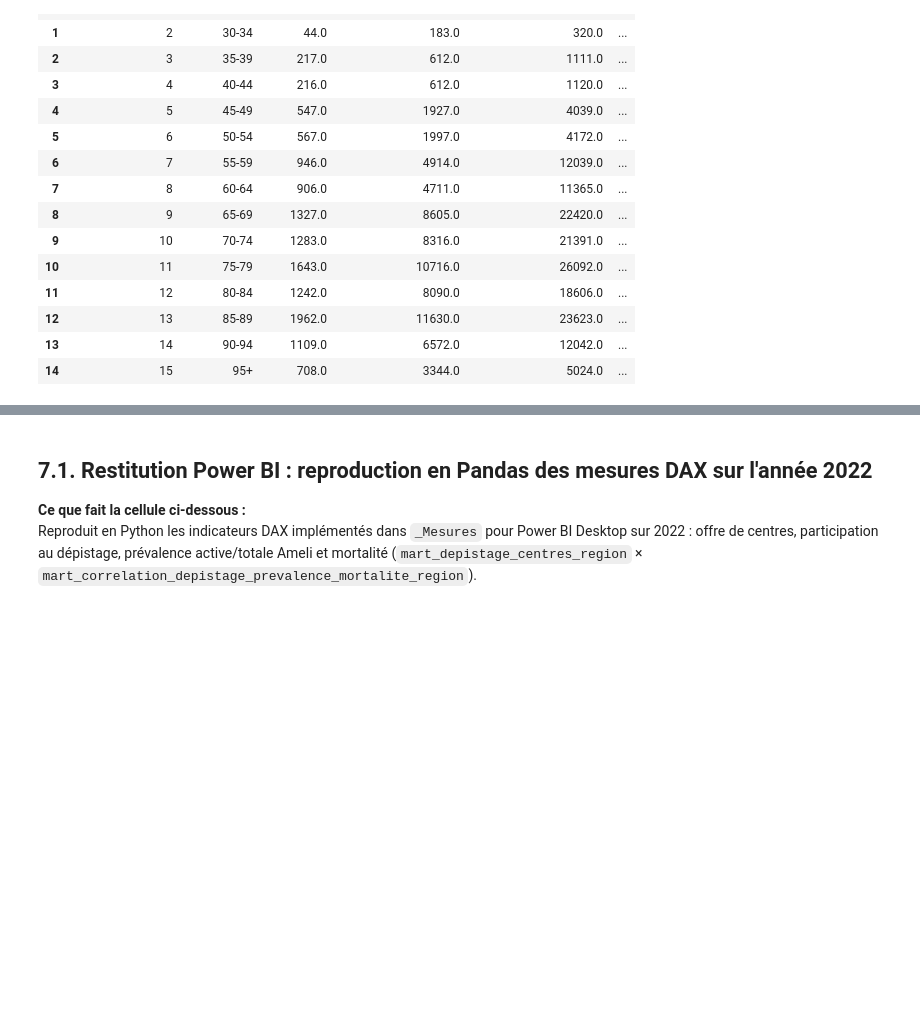
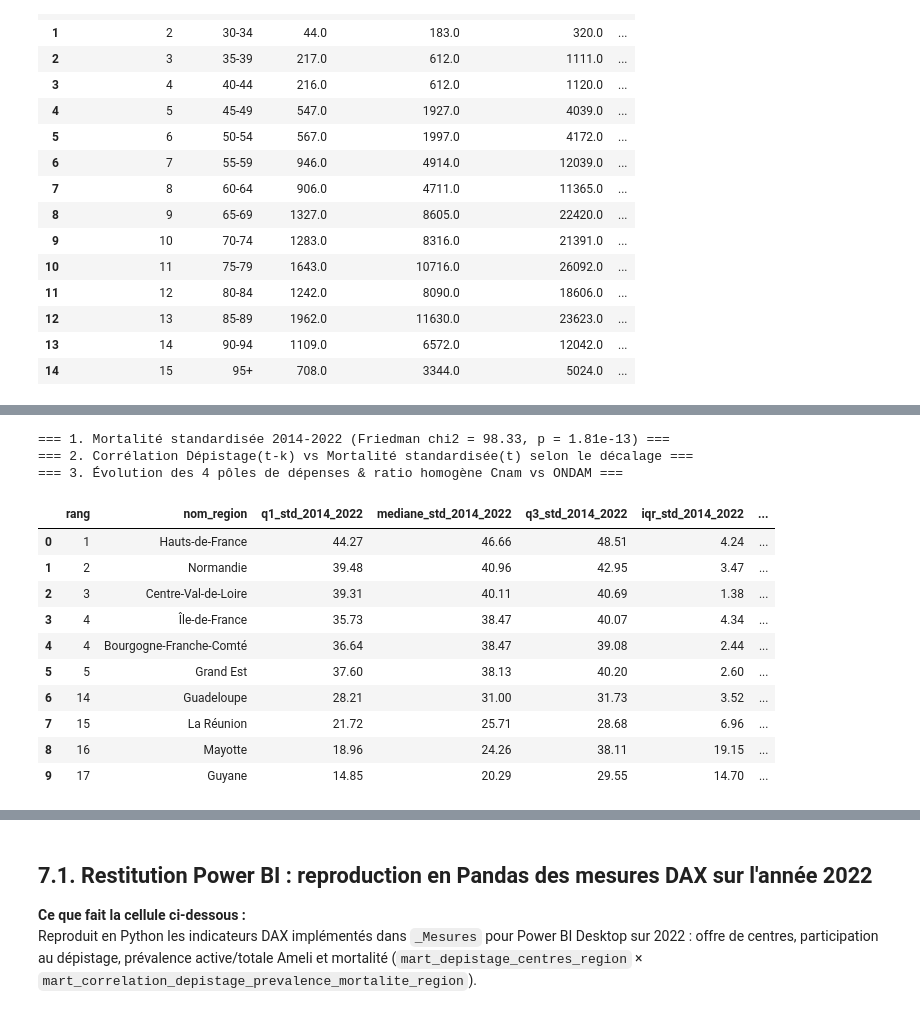
Before and after one commit to Hythus/dbt-bigquery-analyse-cancer-du-sein, a Jupyter notebook: Partie Val.ipynb, the cells around one changed output, grey strips where cells are left out. Cells and saved outputs as stored; diff of their text form; code cells hidden in the pictures; blank space fills up the shorter version.

Commit message:
feat(marts): ajout 3 tables Power BI (mortalite std Friedman-Wilcoxon, delais t-k, postes depenses), notebooks et README

```diff
--- a/Partie Val.ipynb
+++ b/Partie Val.ipynb
@@ -1000,0 +1009,80 @@ France 2022 (25+) — Tous cancers (Tot) : 163,657 décès | 1,690,450 patients
+# %%
+q_std_top = f"""
+SELECT DISTINCT
+    rang_median_2014_2022 AS rang,
+    nom_region,
+    q1_std_2014_2022,
+    mediane_std_2014_2022,
+    q3_std_2014_2022,
+    iqr_std_2014_2022,
+    wilcoxon_p_value_brute,
+    statut_wilcoxon_region
+FROM `{PROJECT_ID}.mart_projet_cancer.mart_mortalite_std_distribution_region`
+WHERE rang_median_2014_2022 <= 5 OR rang_median_2014_2022 >= 14
+ORDER BY rang_median_2014_2022
+"""
+df_std_top = client.query(q_std_top).to_dataframe()
+print("=== 1. Mortalité standardisée 2014-2022 (Friedman chi2 = 98.33, p = 1.81e-13) ===")
+display(df_std_top)
+
+q_lag = f"""
+SELECT
+    delai_annees,
+    libelle_delai,
+    ROUND(CORR(taux_participation_std_lag_pct, taux_mortalite_std_tous_ages_100k), 3) AS r_global_tous_ages,
+    ROUND(CORR(CASE WHEN zone_geographique = 'Hexagone' THEN taux_participation_std_lag_pct END,
+               CASE WHEN zone_geographique = 'Hexagone' THEN taux_mortalite_std_tous_ages_100k END), 3) AS r_hex_tous_ages,
+    ROUND(CORR(CASE WHEN zone_geographique = 'Hexagone' THEN taux_participation_std_lag_pct END,
+               CASE WHEN zone_geographique = 'Hexagone' THEN taux_mortalite_std_50_74_100k END), 3) AS r_hex_50_74,
+    ROUND(CORR(CASE WHEN zone_geographique = 'Hexagone' THEN taux_participation_std_lag_pct END,
+               CASE WHEN zone_geographique = 'Hexagone' THEN taux_mortalite_std_65_84_100k END), 3) AS r_hex_65_84
+FROM `{PROJECT_ID}.mart_projet_cancer.mart_depistage_mortalite_delai_region`
+GROUP BY 1, 2
+ORDER BY 1
+"""
+df_lag = client.query(q_lag).to_dataframe()
+print("=== 2. Corrélation Dépistage(t-k) vs Mortalité standardisée(t) selon le décalage ===")
+display(df_lag)
+
+q_poles = f"""
+SELECT
+    ordre_pole_4,
+    pole_depense_4,
+    ROUND(SUM(CASE WHEN annee = 2015 THEN montant_depense_millions_euros ELSE 0 END), 1) AS m2015_Meur,
+    ROUND(SUM(CASE WHEN annee = 2022 THEN montant_depense_millions_euros ELSE 0 END), 1) AS m2022_Meur,
+    ROUND(SUM(CASE WHEN annee = 2024 THEN montant_depense_millions_euros ELSE 0 END), 1) AS m2024_Meur,
+    ROUND((SAFE_DIVIDE(SUM(CASE WHEN annee = 2024 THEN montant_depense_euros ELSE 0 END),
+                       SUM(CASE WHEN annee = 2015 THEN montant_depense_euros ELSE 0 END)) - 1.0) * 100.0, 1) AS evol_2015_2024_pct
+FROM `{PROJECT_ID}.mart_projet_cancer.mart_depenses_sein_postes_evolution`
+GROUP BY 1, 2
+ORDER BY 1
+"""
+df_poles = client.query(q_poles).to_dataframe()
+q_macro = f"""
+SELECT DISTINCT annee,
+       ROUND(total_annuel_cancer_sein_euros / 1e9, 3) AS sein_Md,
+       part_cancer_sein_dans_oncologie_cnam_pct AS part_onco_pct,
+       part_cancer_sein_dans_cartographie_cnam_pct AS part_cnam_homogene_pct,
+       part_cancer_sein_dans_ondam_pct AS part_ondam_indic_pct
+FROM `{PROJECT_ID}.mart_projet_cancer.mart_depenses_sein_postes_evolution`
+WHERE annee IN (2015, 2022, 2024) ORDER BY annee
+"""
+df_macro = client.query(q_macro).to_dataframe()
+print("=== 3. Évolution des 4 pôles de dépenses & ratio homogène Cnam vs ONDAM ===")
+display(df_poles)
+display(df_macro)
+# %% [output]
+=== 1. Mortalité standardisée 2014-2022 (Friedman chi2 = 98.33, p = 1.81e-13) ===
+=== 2. Corrélation Dépistage(t-k) vs Mortalité standardisée(t) selon le décalage ===
+=== 3. Évolution des 4 pôles de dépenses & ratio homogène Cnam vs ONDAM ===
+|  | rang | nom_region | q1_std_2014_2022 | mediane_std_2014_2022 | q3_std_2014_2022 | iqr_std_2014_2022 | ... |
+| 0 | 1 | Hauts-de-France | 44.27 | 46.66 | 48.51 | 4.24 | ... |
+| 1 | 2 | Normandie | 39.48 | 40.96 | 42.95 | 3.47 | ... |
+| 2 | 3 | Centre-Val-de-Loire | 39.31 | 40.11 | 40.69 | 1.38 | ... |
+| 3 | 4 | Île-de-France | 35.73 | 38.47 | 40.07 | 4.34 | ... |
+| 4 | 4 | Bourgogne-Franche-Comté | 36.64 | 38.47 | 39.08 | 2.44 | ... |
+| 5 | 5 | Grand Est | 37.60 | 38.13 | 40.20 | 2.60 | ... |
+| 6 | 14 | Guadeloupe | 28.21 | 31.00 | 31.73 | 3.52 | ... |
+| 7 | 15 | La Réunion | 21.72 | 25.71 | 28.68 | 6.96 | ... |
+| 8 | 16 | Mayotte | 18.96 | 24.26 | 38.11 | 19.15 | ... |
+| 9 | 17 | Guyane | 14.85 | 20.29 | 29.55 | 14.70 | ... |
```
Also changed, not shown: parts of 6 cells of this notebook, 7 other files.
